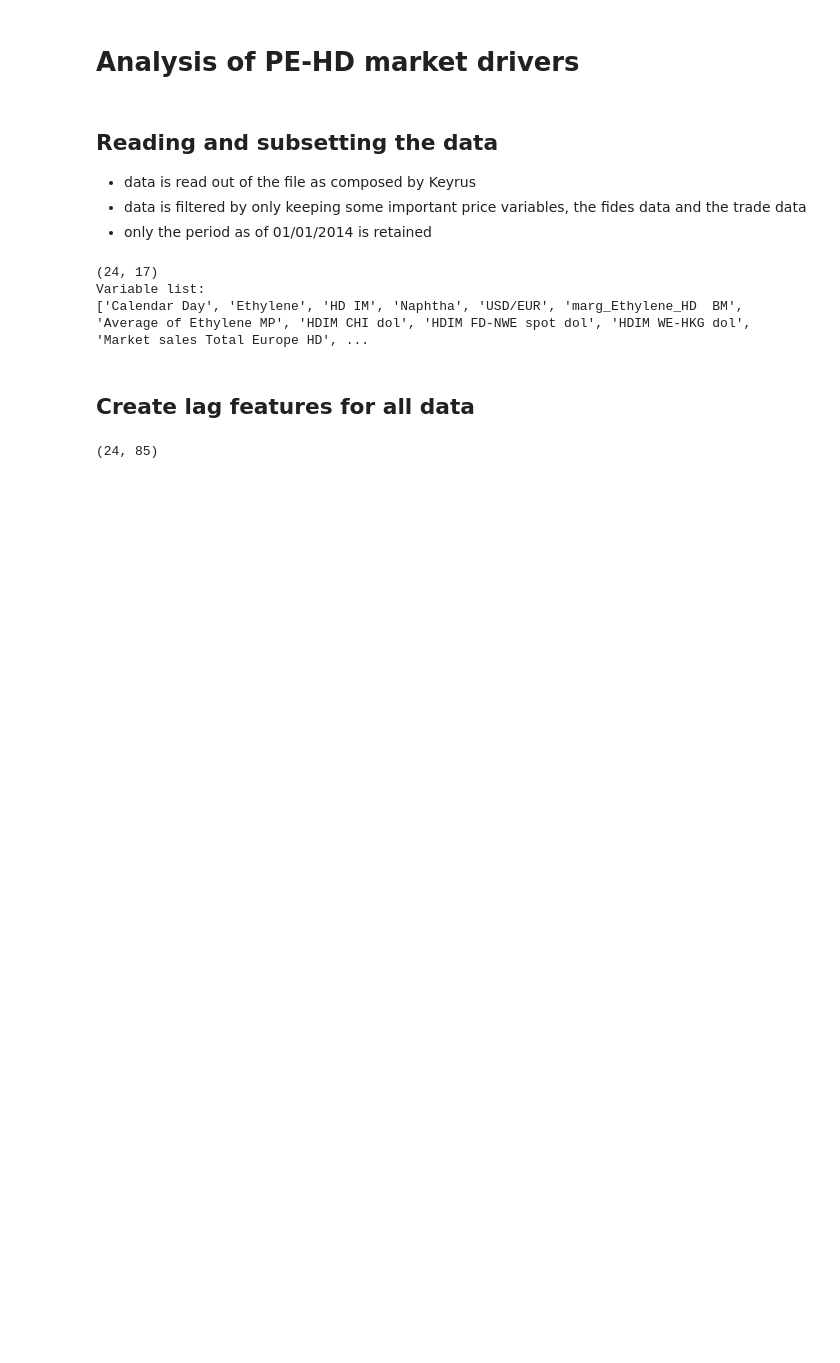
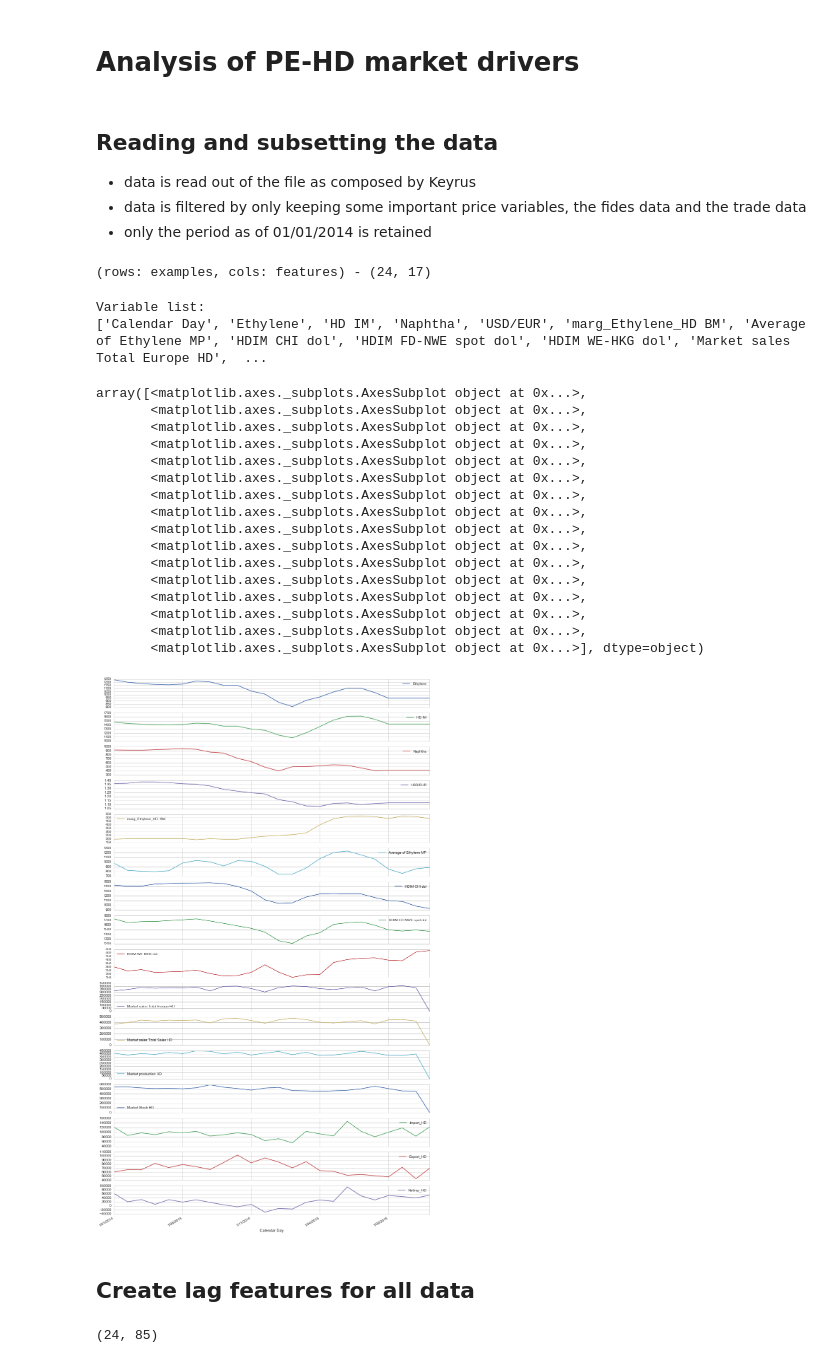
Before and after one commit to clijda/PO-Margin, a Jupyter notebook: Data Analysis PE-HD Market Drivers.ipynb, the cells around one changed output. Saved outputs shown, nothing was run; the diff lists cells and outputs as text; code cells hidden in the pictures; blank space fills up the shorter version.

```diff
--- a/Data Analysis PE-HD Market Drivers.ipynb
+++ b/Data Analysis PE-HD Market Drivers.ipynb
@@ -17,11 +18,12 @@ import seaborn as sns
 * only the period as of 01/01/2014 is retained
 # %%
 # read data
-data = pd.read_csv("\\\me0255\\users$\\MECLIJDA\\Data Science\\01 Pricing\\pomargin\\framework\\data\\Borealis_margin_with_new_data.csv",sep=";",decimal=',')
+data = pd.read_csv("\\\me0255\\users$\\MECLIJDA\\Data Science\\01 Pricing\\pomargin\\framework\\" +
+                   "data\\Borealis_margin_with_new_data.csv",sep=";",decimal=',')
 
 # subset data: use specific columns
 HDIM_prices = [0,3,5,9,13,31,155,168,169,170]
-HDIM_Fides=[197,200,215,221,228,233]
+HDIM_Fides = [197,200,215,221,228,233]
 HDIM_cols = HDIM_prices + HDIM_Fides
 data = data[HDIM_cols]
 
@@ -31,12 +33,34 @@ data = data[150:174]
 # add a new data field by combining 2 others
 data['NetImp_HD'] = data['Import_HD']-data['Export_HD']
 
-print data.shape
-print "Variable list: \n" + str(data.columns.values.tolist())
+print "(rows: examples, cols: features) - " + str(data.shape)
+HTML('<p><b>' + "Variable list:" + '</b></p><p><i>' + str(data.columns.values.tolist()) + '</i></p>')
 # %% [output]
-(24, 17)
-Variable list:
-['Calendar Day', 'Ethylene', 'HD IM', 'Naphtha', 'USD/EUR', 'marg_Ethylene_HD  BM', 'Average of Ethylene MP', 'HDIM CHI dol', 'HDIM FD-NWE spot dol', 'HDIM WE-HKG dol', 'Market sales Total Europe HD', ...
+(rows: examples, cols: features) - (24, 17)
+Variable list:
+['Calendar Day', 'Ethylene', 'HD IM', 'Naphtha', 'USD/EUR', 'marg_Ethylene_HD BM', 'Average of Ethylene MP', 'HDIM CHI dol', 'HDIM FD-NWE spot dol', 'HDIM WE-HKG dol', 'Market sales Total Europe HD',  ...
+# %%
+# plot the data on a time scale
+data[:24].plot(x='Calendar Day',figsize=(16,30),subplots=True, sort_columns=True)
+#plt.tight_layout()
+# %% [output]
+array([<matplotlib.axes._subplots.AxesSubplot object at 0x...>,
+       <matplotlib.axes._subplots.AxesSubplot object at 0x...>,
+       <matplotlib.axes._subplots.AxesSubplot object at 0x...>,
+       <matplotlib.axes._subplots.AxesSubplot object at 0x...>,
+       <matplotlib.axes._subplots.AxesSubplot object at 0x...>,
+       <matplotlib.axes._subplots.AxesSubplot object at 0x...>,
+       <matplotlib.axes._subplots.AxesSubplot object at 0x...>,
+       <matplotlib.axes._subplots.AxesSubplot object at 0x...>,
+       <matplotlib.axes._subplots.AxesSubplot object at 0x...>,
+       <matplotlib.axes._subplots.AxesSubplot object at 0x...>,
+       <matplotlib.axes._subplots.AxesSubplot object at 0x...>,
+       <matplotlib.axes._subplots.AxesSubplot object at 0x...>,
+       <matplotlib.axes._subplots.AxesSubplot object at 0x...>,
+       <matplotlib.axes._subplots.AxesSubplot object at 0x...>,
+       <matplotlib.axes._subplots.AxesSubplot object at 0x...>,
+       <matplotlib.axes._subplots.AxesSubplot object at 0x...>], dtype=object)
+[figure, added]
 # %% [markdown]
 ## Create lag features for all data
 # %%
```
Also changed, not shown: parts of 4 cells of this notebook.
